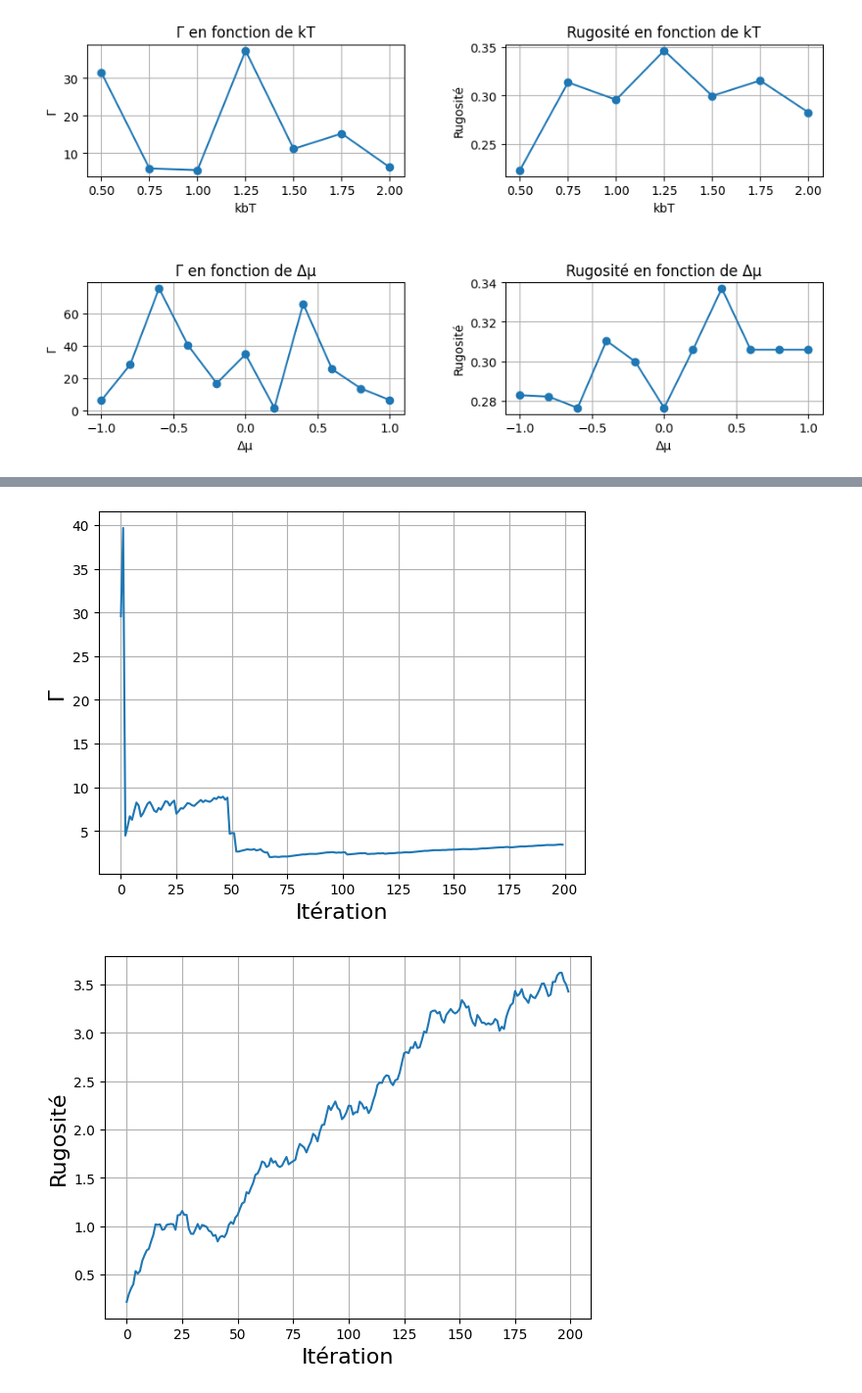
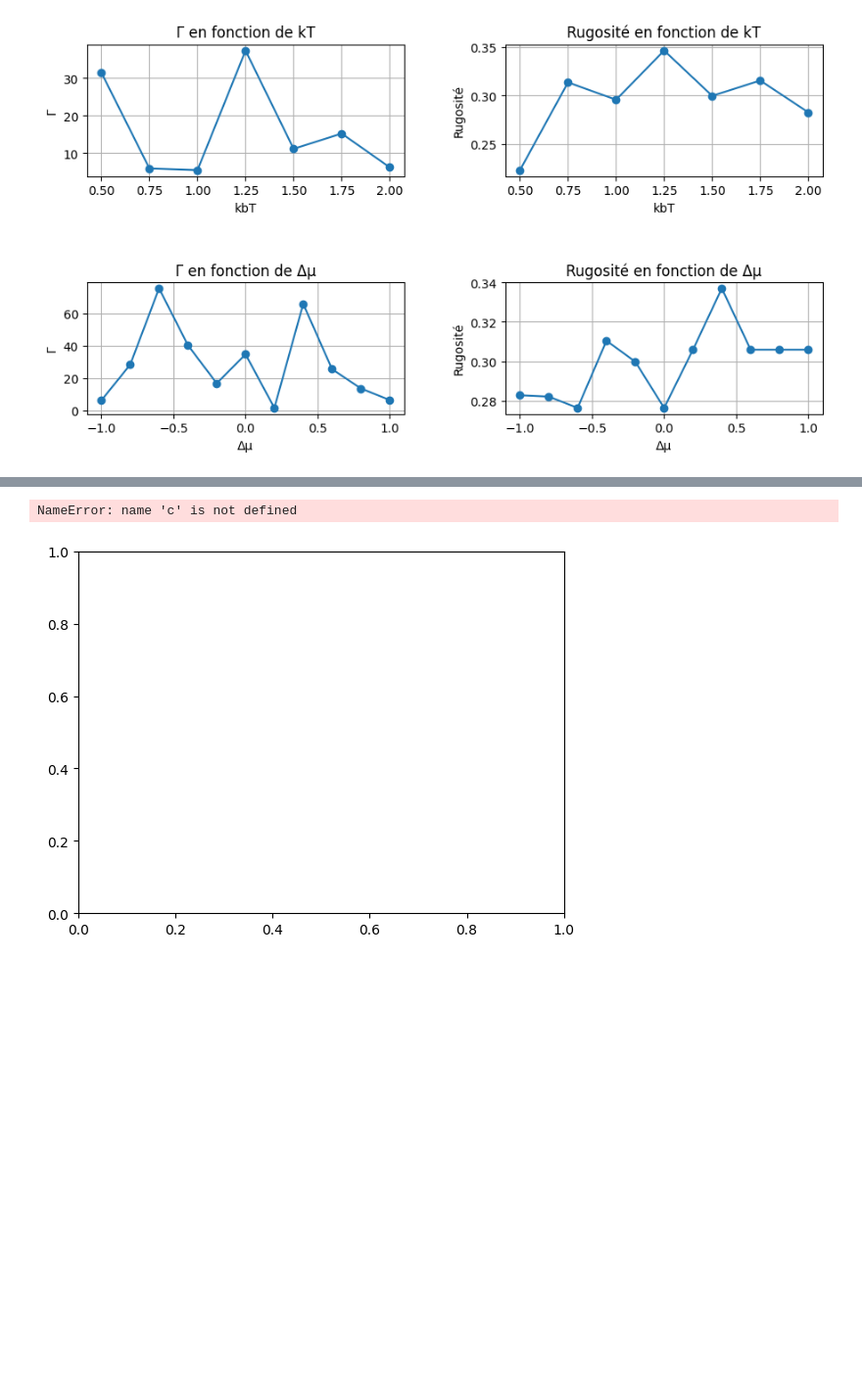
Before and after one commit to gabriel-valsorda/Projet_3_PHS3903, a Jupyter notebook: tests.ipynb, the cells around one changed output, grey strips where cells are left out. Shown: that part at 98% size. Cells and saved outputs as stored; diff of their text form; code cells hidden in the pictures; blank space fills up the shorter version.

```diff
--- a/tests.ipynb
+++ b/tests.ipynb
@@ -165,6 +167,7 @@ fig.show()
 [figure]
 # %%
 x=20
-grid = domain.create_grid(x,y,10)
-a,b,c=KMC2D(grid,liste_kT[-1],liste_deltamu[-1],200,True,True,True)
+hauteur_substrat=10
+grid = domain.create_grid(x,y,hauteur_substrat)
+a,b,c=KMC2D(grid,liste_kT[-1],liste_deltamu[-1],300,True,True,True,x*hauteur_substrat)
 # %% [output]
@@ -188,20 +177,20 @@ Na!
 KeyboardInterrupt:
 # %%
 # interpreter.creer_gif("frames")
-axe_x=[i for i in range(200)]
+axe_x=[i for i in range(300)]
 fig,ax=plt.subplots()
-ax.plot(axe_x,c[0])
+ax.plot(axe_x[10:],c[0][10:])
 ax.grid()
 ax.set_xlabel("Itération",fontsize=16)
 ax.set_ylabel("Γ",fontsize=16)
 fig.show()
 
 fig,ax=plt.subplots()
 ax.plot(axe_x,c[1])
 ax.set_xlabel("Itération",fontsize=16)
 ax.set_ylabel("Rugosité",fontsize=16)
 ax.grid()
 fig.show()
 # %% [output]
+NameError: name 'c' is not defined
-[figure, old version]
+[figure, new version]
-[figure, removed]
```
Also changed, not shown: parts of 3 cells of this notebook, 1 other file.
